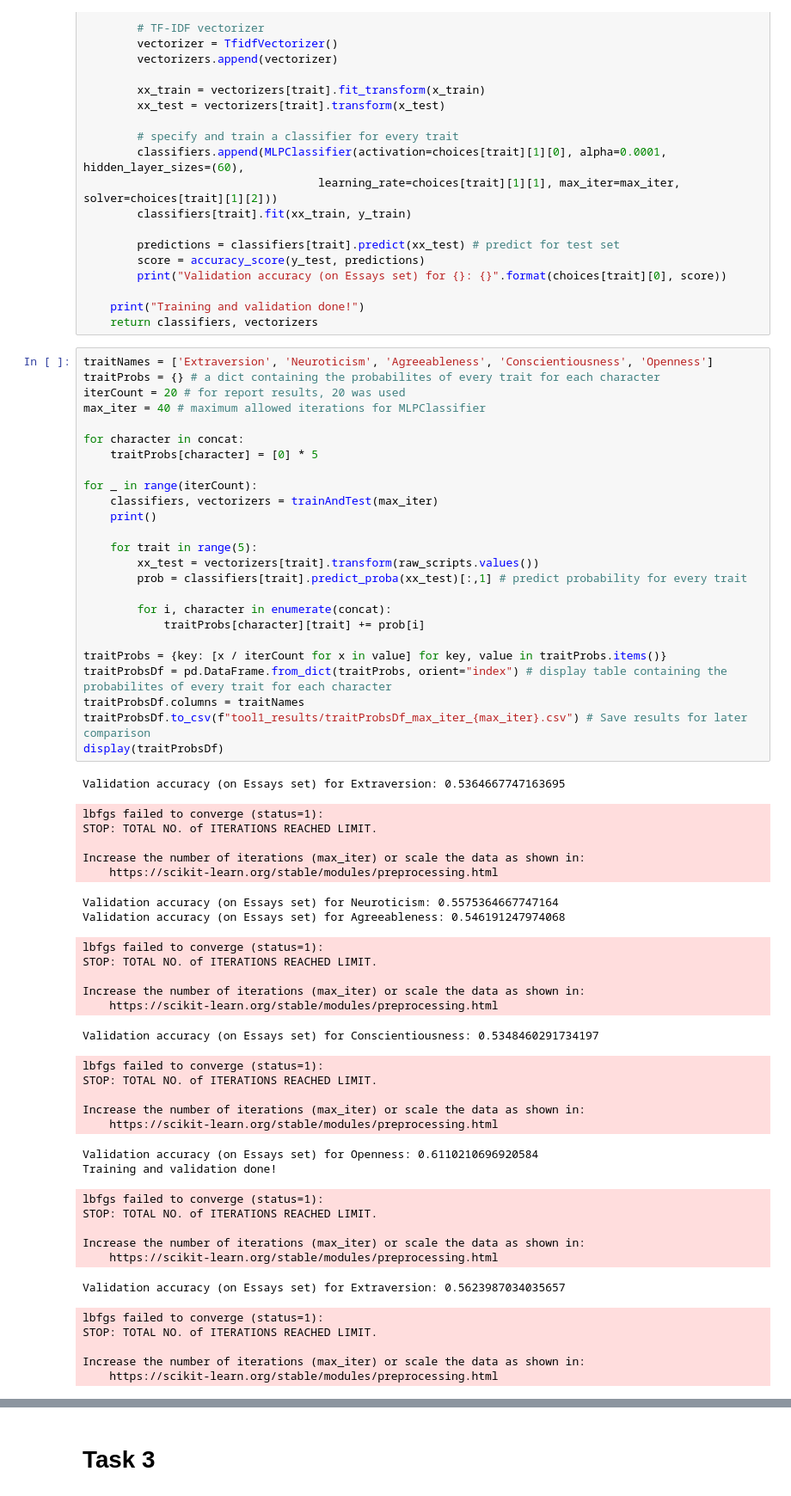
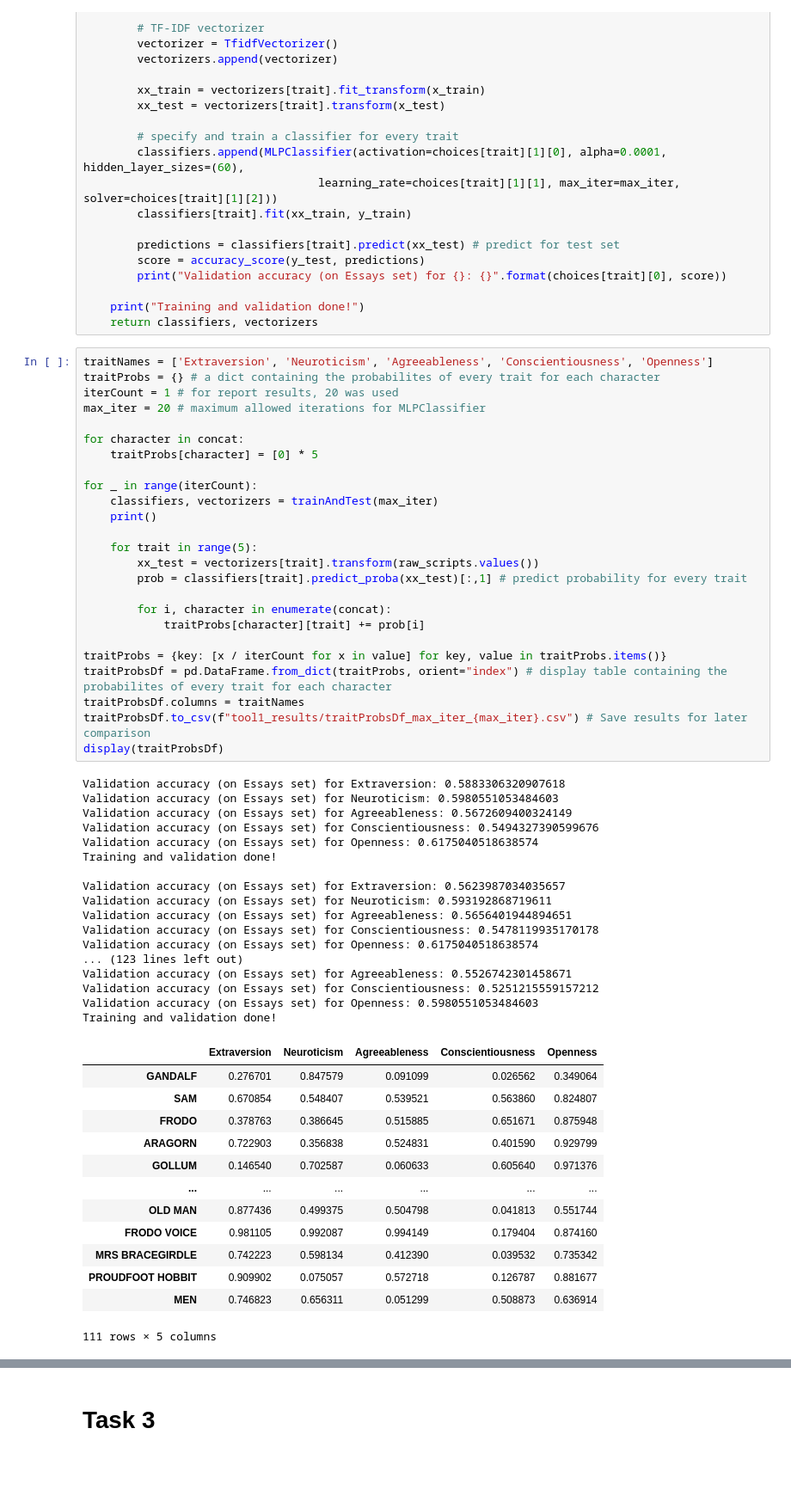
Before and after one commit to lsuutari19/NLP, a Jupyter notebook: tasks_tool1.ipynb, the cells around one changed output, grey strips where cells are left out. Shown at 86% size. Drawn from its saved outputs; the diff is of its cells as text; blank space fills up the shorter version.

```diff
--- a/tasks_tool1.ipynb
+++ b/tasks_tool1.ipynb
@@ -137,58 +138,56 @@ def trainAndTest(max_iter=200):
 # %%
 traitNames = ['Extraversion', 'Neuroticism', 'Agreeableness', 'Conscientiousness', 'Openness']
 traitProbs = {} # a dict containing the probabilites of every trait for each character
-iterCount = 20 # for report results, 20 was used
-max_iter = 40 # maximum allowed iterations for MLPClassifier
+iterCount = 1 # for report results, 20 was used
+max_iter = 20 # maximum allowed iterations for MLPClassifier
 
 for character in concat:
     traitProbs[character] = [0] * 5
 
 for _ in range(iterCount):
     classifiers, vectorizers = trainAndTest(max_iter)
     print()
 
     for trait in range(5):
         xx_test = vectorizers[trait].transform(raw_scripts.values())
         prob = classifiers[trait].predict_proba(xx_test)[:,1] # predict probability for every trait
 
         for i, character in enumerate(concat):
             traitProbs[character][trait] += prob[i]
 
 traitProbs = {key: [x / iterCount for x in value] for key, value in traitProbs.items()}
 traitProbsDf = pd.DataFrame.from_dict(traitProbs, orient="index") # display table containing the probabilites of every trait for each character
 traitProbsDf.columns = traitNames
 traitProbsDf.to_csv(f"tool1_results/traitProbsDf_max_iter_{max_iter}.csv") # Save results for later comparison
 display(traitProbsDf)
 # %% [output]
-Validation accuracy (on Essays set) for Extraversion: 0.5364667747163695
+Validation accuracy (on Essays set) for Extraversion: 0.5883306320907618
+Validation accuracy (on Essays set) for Neuroticism: 0.5980551053484603
+Validation accuracy (on Essays set) for Agreeableness: 0.5672609400324149
+Validation accuracy (on Essays set) for Conscientiousness: 0.5494327390599676
+Validation accuracy (on Essays set) for Openness: 0.6175040518638574
+Training and validation done!
+
+Validation accuracy (on Essays set) for Extraversion: 0.5623987034035657
+Validation accuracy (on Essays set) for Neuroticism: 0.593192868719611
+Validation accuracy (on Essays set) for Agreeableness: 0.5656401944894651
+Validation accuracy (on Essays set) for Conscientiousness: 0.5478119935170178
+Validation accuracy (on Essays set) for Openness: 0.6175040518638574
+... (123 lines left out)
+Validation accuracy (on Essays set) for Agreeableness: 0.5526742301458671
+Validation accuracy (on Essays set) for Conscientiousness: 0.5251215559157212
+Validation accuracy (on Essays set) for Openness: 0.5980551053484603
+Training and validation done!
+|  | Extraversion | Neuroticism | Agreeableness | Conscientiousness | Openness |
+| GANDALF | 0.276701 | 0.847579 | 0.091099 | 0.026562 | 0.349064 |
+| SAM | 0.670854 | 0.548407 | 0.539521 | 0.563860 | 0.824807 |
+| FRODO | 0.378763 | 0.386645 | 0.515885 | 0.651671 | 0.875948 |
+| ARAGORN | 0.722903 | 0.356838 | 0.524831 | 0.401590 | 0.929799 |
+| GOLLUM | 0.146540 | 0.702587 | 0.060633 | 0.605640 | 0.971376 |
+| ... | ... | ... | ... | ... | ... |
+| OLD MAN | 0.877436 | 0.499375 | 0.504798 | 0.041813 | 0.551744 |
+| FRODO VOICE | 0.981105 | 0.992087 | 0.994149 | 0.179404 | 0.874160 |
+| MRS BRACEGIRDLE | 0.742223 | 0.598134 | 0.412390 | 0.039532 | 0.735342 |
+| PROUDFOOT HOBBIT | 0.909902 | 0.075057 | 0.572718 | 0.126787 | 0.881677 |
+| MEN | 0.746823 | 0.656311 | 0.051299 | 0.508873 | 0.636914 |
-lbfgs failed to converge (status=1):
-STOP: TOTAL NO. of ITERATIONS REACHED LIMIT.
-
-Increase the number of iterations (max_iter) or scale the data as shown in:
-    https://scikit-learn.org/stable/modules/preprocessing.html
+111 rows × 5 columns
-Validation accuracy (on Essays set) for Neuroticism: 0.5575364667747164
-Validation accuracy (on Essays set) for Agreeableness: 0.546191247974068
-lbfgs failed to converge (status=1):
-STOP: TOTAL NO. of ITERATIONS REACHED LIMIT.
-
-Increase the number of iterations (max_iter) or scale the data as shown in:
-    https://scikit-learn.org/stable/modules/preprocessing.html
-Validation accuracy (on Essays set) for Conscientiousness: 0.5348460291734197
-lbfgs failed to converge (status=1):
-STOP: TOTAL NO. of ITERATIONS REACHED LIMIT.
-
-Increase the number of iterations (max_iter) or scale the data as shown in:
-    https://scikit-learn.org/stable/modules/preprocessing.html
-Validation accuracy (on Essays set) for Openness: 0.6110210696920584
-Training and validation done!
-lbfgs failed to converge (status=1):
-STOP: TOTAL NO. of ITERATIONS REACHED LIMIT.
-
-Increase the number of iterations (max_iter) or scale the data as shown in:
-    https://scikit-learn.org/stable/modules/preprocessing.html
-Validation accuracy (on Essays set) for Extraversion: 0.5623987034035657
-lbfgs failed to converge (status=1):
-STOP: TOTAL NO. of ITERATIONS REACHED LIMIT.
-
-Increase the number of iterations (max_iter) or scale the data as shown in:
-    https://scikit-learn.org/stable/modules/preprocessing.html
```
Also changed, not shown: parts of 10 cells of this notebook, 4 other files.
